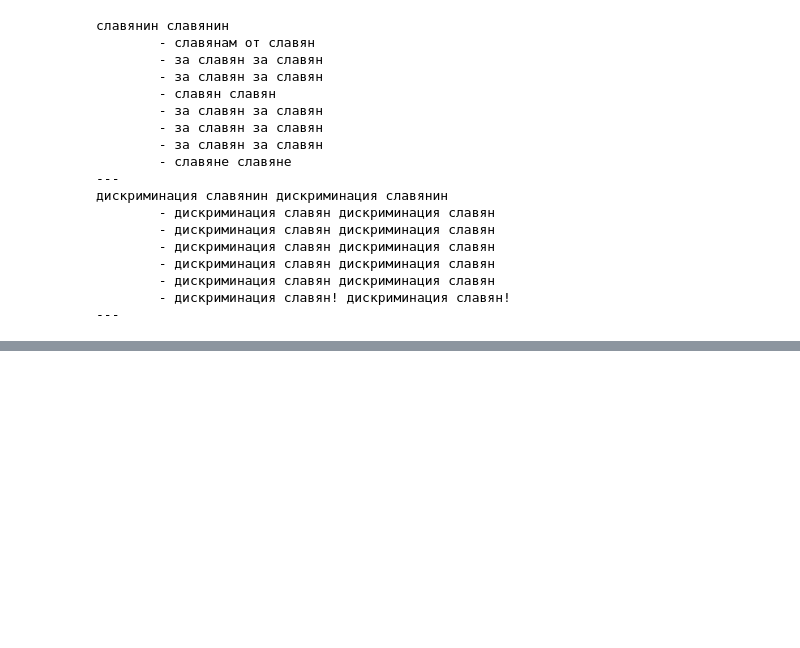
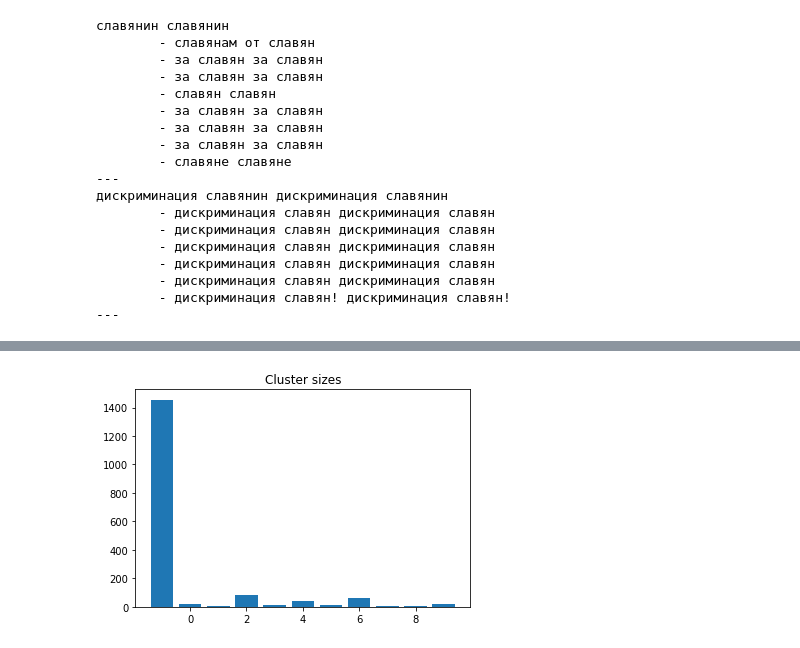
Before and after one commit to ssheypak/tweets_cian_and_ceu, a Jupyter notebook: reviews_analysis.ipynb, the cells around one changed output, grey strips where cells are left out. Drawn from its saved outputs; the diff is of its cells as text; code cells hidden in the pictures; blank space fills up the shorter version.

```diff
--- a/reviews_analysis.ipynb
+++ b/reviews_analysis.ipynb
@@ -259,0 +279,17 @@ analysisPol,analysisSub
+# %%
+words = np.array(reviews)
+
+clusters = {}
+sizes = {}
+for label in set(labels):
+    cluster = words[labels == label]
+    sizes[label] = len(cluster)
+    clusters[label] = cluster
+
+sizes_list = np.array(sorted([(x, y) for x,y in sizes.items()], key=lambda x: x[1], reverse=True))
+
+plt.title("Cluster sizes")
+plt.bar(sizes_list[:, 0], sizes_list[:, 1])
+plt.show()
+# %% [output]
+[figure, added]
```
Also changed, not shown: parts of 26 cells of this notebook.
